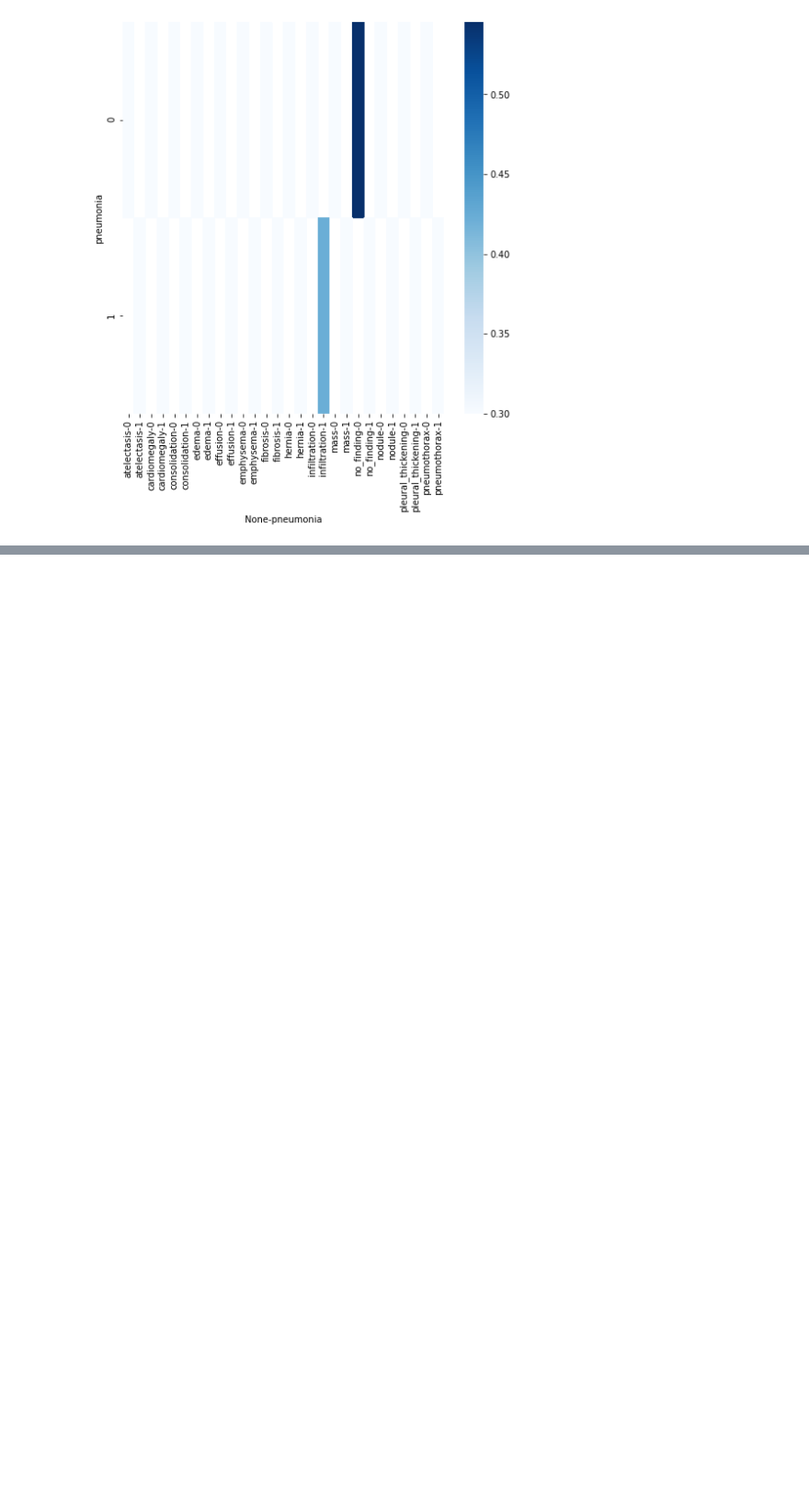
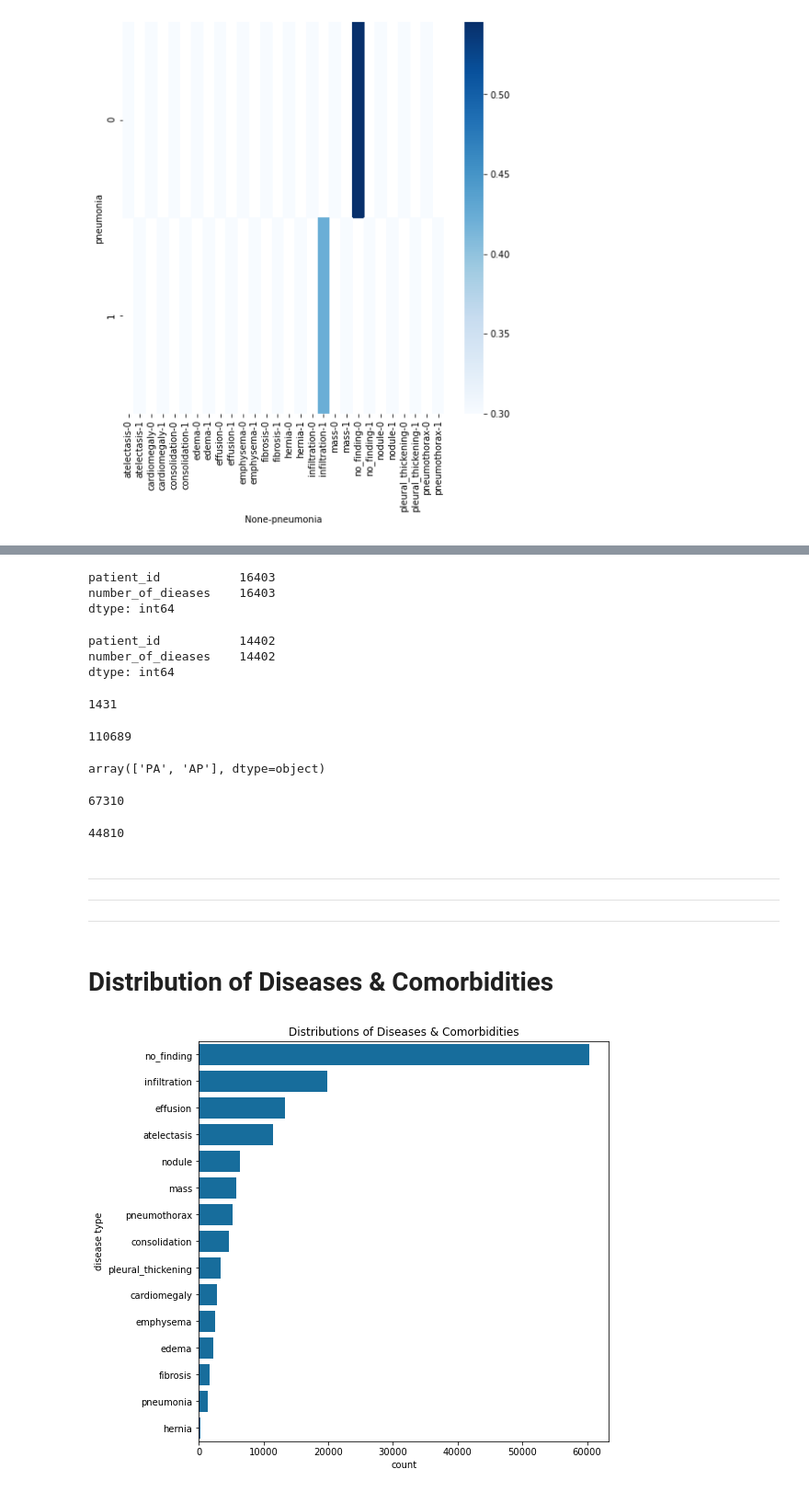
Before and after one commit to yufrances90/Pneumonia-Detection-From-Chest-X-Rays, a Jupyter notebook: EDA-1.ipynb, the cells around one changed output, grey strips where cells are left out. Shown at 92% size. Drawn from its saved outputs; the diff is of its cells as text; code cells hidden in the pictures; blank space fills up the shorter version.

```diff
--- a/EDA-1.ipynb
+++ b/EDA-1.ipynb
@@ -192,0 +206,56 @@ data_entry_df_copy.query('patient_id == 30805')
+# %%
+number_of_diseases_per_patient.query('number_of_dieases == 0').count()
+# %% [output]
+patient_id           16403
+number_of_dieases    16403
+dtype: int64
+# %%
+number_of_diseases_per_patient.query('number_of_dieases > 0').count()
+# %% [output]
+patient_id           14402
+number_of_dieases    14402
+dtype: int64
+# %%
+finding_labels_df['pneumonia'].sum()
+# %% [output]
+1431
+# %%
+finding_labels_df.query('pneumonia != 1').shape[0]
+# %% [output]
+110689
+# %%
+data_entry_df_copy['view_position'].unique()
+# %% [output]
+array(['PA', 'AP'], dtype=object)
+# %%
+data_entry_df_copy.query('view_position == "PA"').shape[0]
+# %% [output]
+67310
+# %%
+data_entry_df_copy.query('view_position == "AP"').shape[0]
+# %% [output]
+44810
+# %% [markdown]
+---
+---
+---
+# %% [markdown]
+# Distribution of Diseases & Comorbidities
+# %%
+finding_labels_sums = finding_labels_df.sum()
+
+sns.barplot(
+    x=finding_labels_sums,
+    y=finding_labels_sums.keys(),
+    color=base_color,
+    order=finding_labels_sums.sort_values(ascending=False).index
+)
+
+plt.xlabel('count')
+plt.ylabel('disease type')
+
+plt.title('Distributions of Diseases & Comorbidities')
+
+plt.show()
+# %% [output]
+[figure, added]
```
Also changed, not shown: parts of 9 cells of this notebook.
